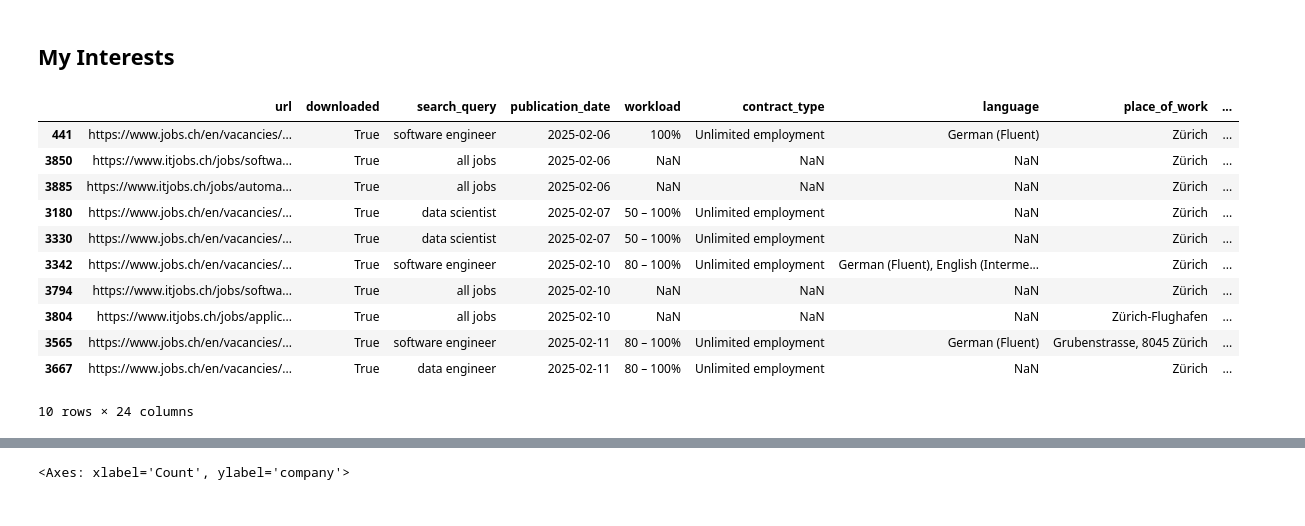
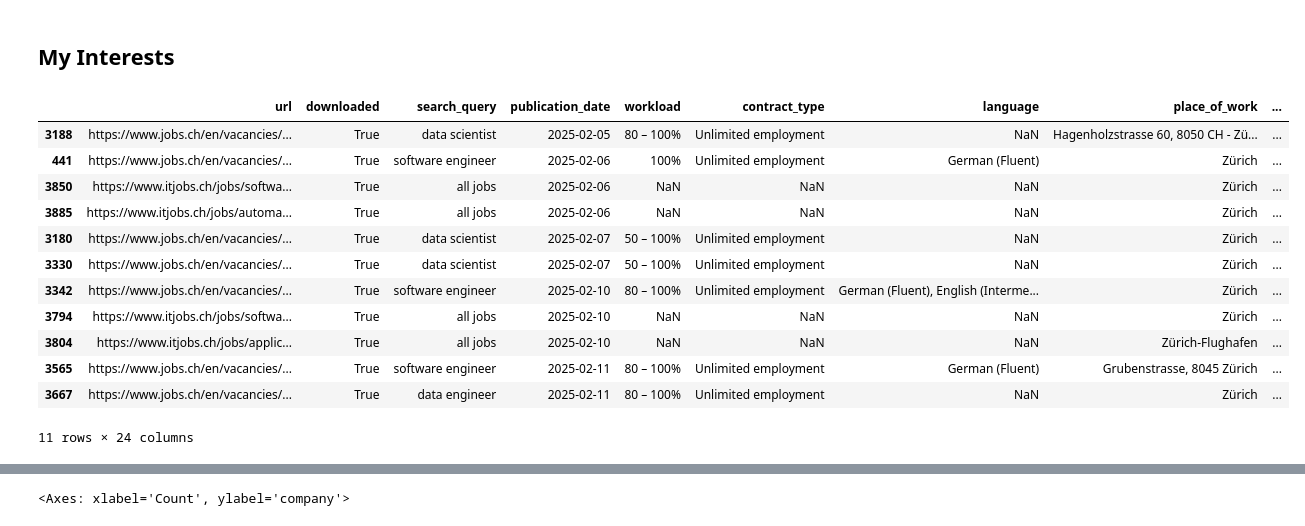
Before and after one commit to TomWartm/ITJobsCH, a Jupyter notebook: src/analysis.ipynb, the cells around one changed output, grey strips where cells are left out. Saved outputs shown, nothing was run; the diff lists cells and outputs as text; code cells hidden in the pictures.

```diff
--- a/src/analysis.ipynb
+++ b/src/analysis.ipynb
@@ -308,13 +308,18 @@ plt.show()
 ## My Interests
 # %%
 df_good = df_small[df_small['job_category'].isin(['Software Engineer', 'Data Engineer', 'Design'])]
-df_good = df_good[df_good['max_years'] <= 2]
+df_good = df_good[
+    (df_good['max_years'] <= 2) |
+    (df_good['programming_languages'].apply(lambda x: "Python" in x)) |
+    (df_good['job_category'] == 'Data Engineer')
+]
 df_good = df_good[df_good['canton'].isin(["Zürich"])]
 df_good = df_good[df_good['career_stage_cleaned']!= "senior"]
 df_good = df_good[df_good['publication_date']>='2025-02-05']
 df_good.sort_values('publication_date')
 # %% [output]
 |  | url | downloaded | search_query | publication_date | workload | contract_type | language | place_of_work | ... |
+| 3188 | https://www.jobs.ch/en/vacancies/... | True | data scientist | 2025-02-05 | 80 – 100% | Unlimited employment | NaN | Hagenholzstrasse 60, 8050 CH - Zü... | ... |
 | 441 | https://www.jobs.ch/en/vacancies/... | True | software engineer | 2025-02-06 | 100% | Unlimited employment | German (Fluent) | Zürich | ... |
 | 3850 | https://www.itjobs.ch/jobs/softwa... | True | all jobs | 2025-02-06 | NaN | NaN | NaN | Zürich | ... |
 | 3885 | https://www.itjobs.ch/jobs/automa... | True | all jobs | 2025-02-06 | NaN | NaN | NaN | Zürich | ... |
@@ -325,4 +330,4 @@ df_good.sort_values('publication_date')
 | 3804 | https://www.itjobs.ch/jobs/applic... | True | all jobs | 2025-02-10 | NaN | NaN | NaN | Zürich-Flughafen | ... |
 | 3565 | https://www.jobs.ch/en/vacancies/... | True | software engineer | 2025-02-11 | 80 – 100% | Unlimited employment | German (Fluent) | Grubenstrasse, 8045 Zürich | ... |
 | 3667 | https://www.jobs.ch/en/vacancies/... | True | data engineer | 2025-02-11 | 80 – 100% | Unlimited employment | NaN | Zürich | ... |
-10 rows × 24 columns
+11 rows × 24 columns
```
Also changed, not shown: parts of 4 cells of this notebook, 12 other files.
